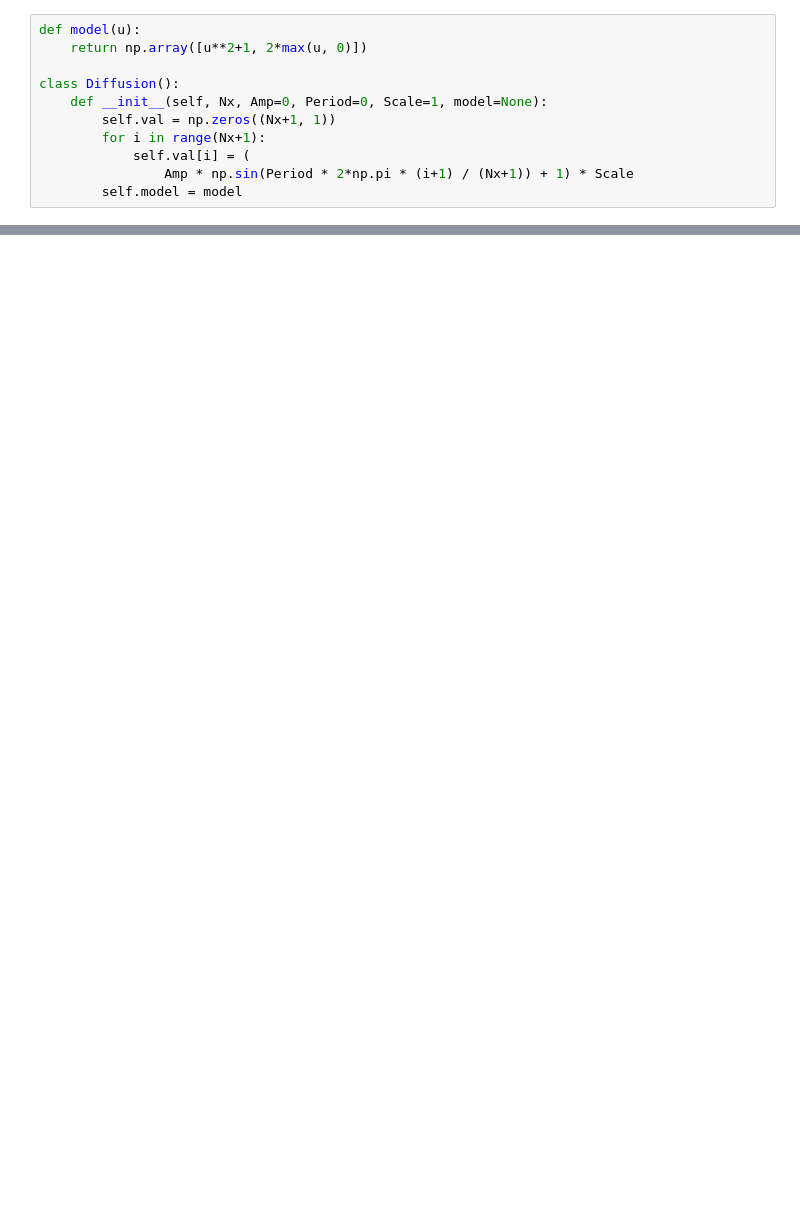
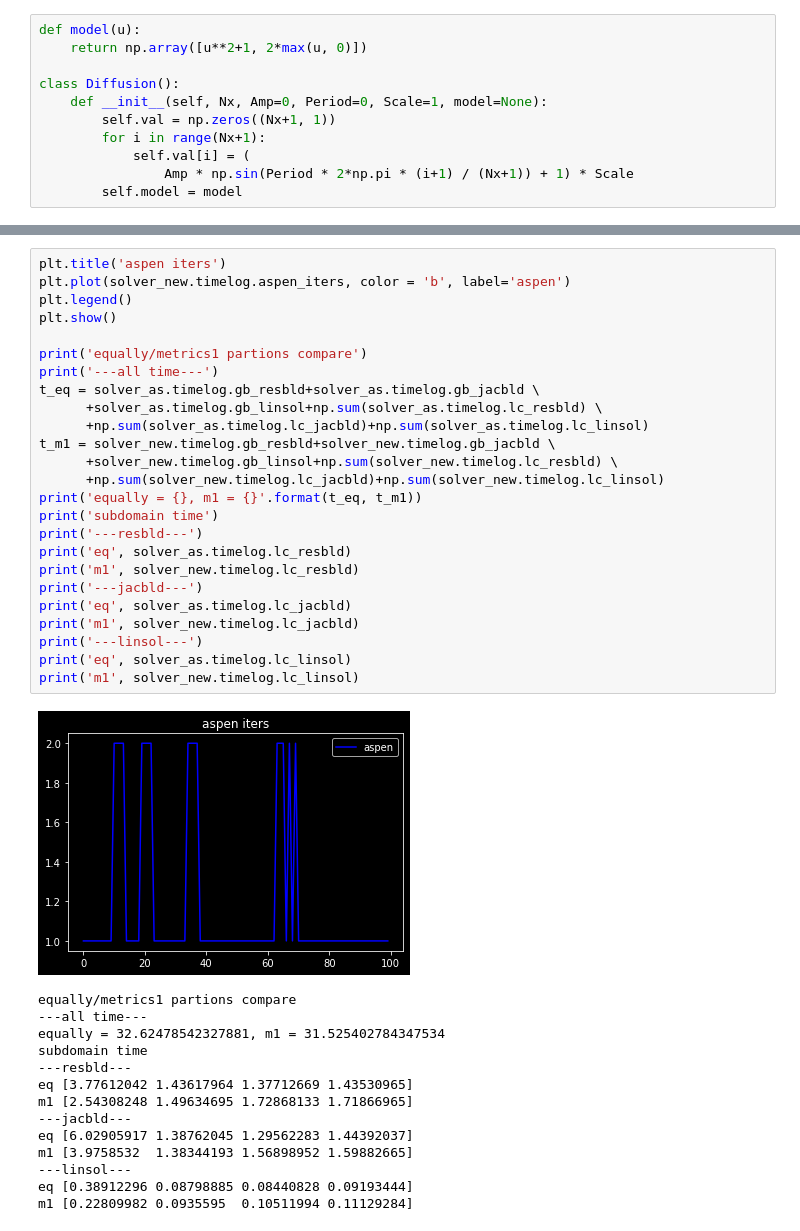
Before and after one commit to animih/aspen-study, a Jupyter notebook: solver/Test1.ipynb, the cells around one changed output, grey strips where cells are left out. Saved outputs shown, nothing was run; the diff lists cells and outputs as text; blank space fills up the shorter version.

```diff
--- a/solver/Test1.ipynb
+++ b/solver/Test1.ipynb
@@ -169,0 +295,40 @@ subdomain time
+# %%
+plt.title('aspen iters')
+plt.plot(solver_new.timelog.aspen_iters, color = 'b', label='aspen')
+plt.legend()
+plt.show()
+
+print('equally/metrics1 partions compare')
+print('---all time---')
+t_eq = solver_as.timelog.gb_resbld+solver_as.timelog.gb_jacbld \
+      +solver_as.timelog.gb_linsol+np.sum(solver_as.timelog.lc_resbld) \
+      +np.sum(solver_as.timelog.lc_jacbld)+np.sum(solver_as.timelog.lc_linsol)
+t_m1 = solver_new.timelog.gb_resbld+solver_new.timelog.gb_jacbld \
+      +solver_new.timelog.gb_linsol+np.sum(solver_new.timelog.lc_resbld) \
+      +np.sum(solver_new.timelog.lc_jacbld)+np.sum(solver_new.timelog.lc_linsol)
+print('equally = {}, m1 = {}'.format(t_eq, t_m1))
+print('subdomain time')
+print('---resbld---')
+print('eq', solver_as.timelog.lc_resbld)
+print('m1', solver_new.timelog.lc_resbld)
+print('---jacbld---')
+print('eq', solver_as.timelog.lc_jacbld)
+print('m1', solver_new.timelog.lc_jacbld)
+print('---linsol---')
+print('eq', solver_as.timelog.lc_linsol)
+print('m1', solver_new.timelog.lc_linsol)
+# %% [output]
+[figure, added]
+equally/metrics1 partions compare
+---all time---
+equally = 32.62478542327881, m1 = 31.525402784347534
+subdomain time
+---resbld---
+eq [3.77612042 1.43617964 1.37712669 1.43530965]
+m1 [2.54308248 1.49634695 1.72868133 1.71866965]
+---jacbld---
+eq [6.02905917 1.38762045 1.29562283 1.44392037]
+m1 [3.9758532  1.38344193 1.56898952 1.59882665]
+---linsol---
+eq [0.38912296 0.08798885 0.08440828 0.09193444]
+m1 [0.22809982 0.0935595  0.10511994 0.11129284]
```
Also changed, not shown: parts of 32 cells of this notebook, 4 other files.
